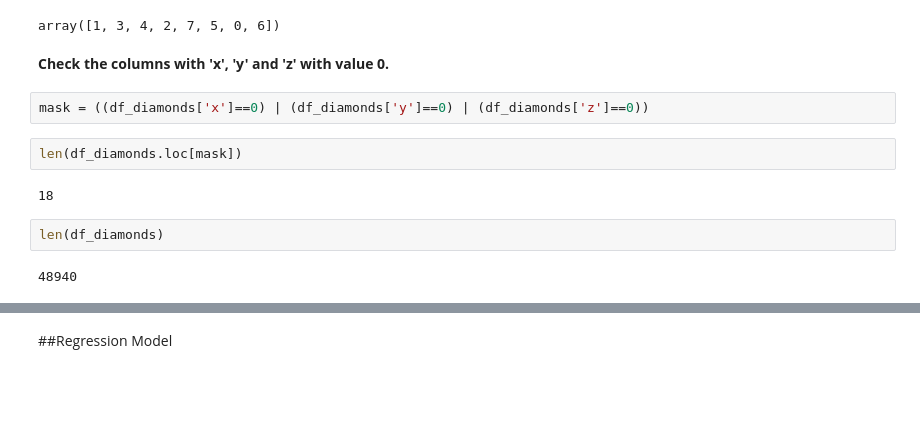
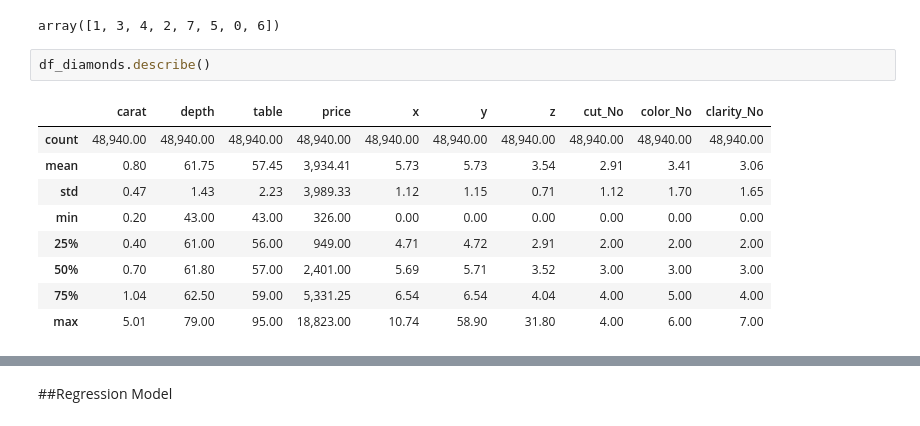
Before and after one commit to lenagrumbach/diamond_price_prediction, a Jupyter notebook: projeto_regressao_linear.ipynb, the cells around one changed output, grey strips where cells are left out. Drawn from its saved outputs; the diff is of its cells as text; blank space fills up the shorter version.

```diff
--- a/projeto_regressao_linear.ipynb
+++ b/projeto_regressao_linear.ipynb
@@ -148,15 +160,15 @@ df_rick_diamonds['clarity_No'] = df_rick_diamonds['clarity'].replace('I1', 0, re
 df_rick_diamonds['clarity_No'].unique()
 # %% [output]
 array([1, 3, 4, 2, 7, 5, 0, 6])
-# %% [markdown]
-**Check the columns with 'x', 'y' and 'z' with value 0.**
-# %%
-mask = ((df_diamonds['x']==0) | (df_diamonds['y']==0) | (df_diamonds['z']==0))
-# %%
-len(df_diamonds.loc[mask])
-# %% [output]
-18
-# %%
-len(df_diamonds)
-# %% [output]
-48940
+# %%
+df_diamonds.describe()
+# %% [output]
+|  | carat | depth | table | price | x | y | z | cut_No | color_No | clarity_No |
+| count | 48,940.00 | 48,940.00 | 48,940.00 | 48,940.00 | 48,940.00 | 48,940.00 | 48,940.00 | 48,940.00 | 48,940.00 | 48,940.00 |
+| mean | 0.80 | 61.75 | 57.45 | 3,934.41 | 5.73 | 5.73 | 3.54 | 2.91 | 3.41 | 3.06 |
+| std | 0.47 | 1.43 | 2.23 | 3,989.33 | 1.12 | 1.15 | 0.71 | 1.12 | 1.70 | 1.65 |
+| min | 0.20 | 43.00 | 43.00 | 326.00 | 0.00 | 0.00 | 0.00 | 0.00 | 0.00 | 0.00 |
+| 25% | 0.40 | 61.00 | 56.00 | 949.00 | 4.71 | 4.72 | 2.91 | 2.00 | 2.00 | 2.00 |
+| 50% | 0.70 | 61.80 | 57.00 | 2,401.00 | 5.69 | 5.71 | 3.52 | 3.00 | 3.00 | 3.00 |
+| 75% | 1.04 | 62.50 | 59.00 | 5,331.25 | 6.54 | 6.54 | 4.04 | 4.00 | 5.00 | 4.00 |
+| max | 5.01 | 79.00 | 95.00 | 18,823.00 | 10.74 | 58.90 | 31.80 | 4.00 | 6.00 | 7.00 |
```
Also changed, not shown: parts of 21 cells of this notebook.
